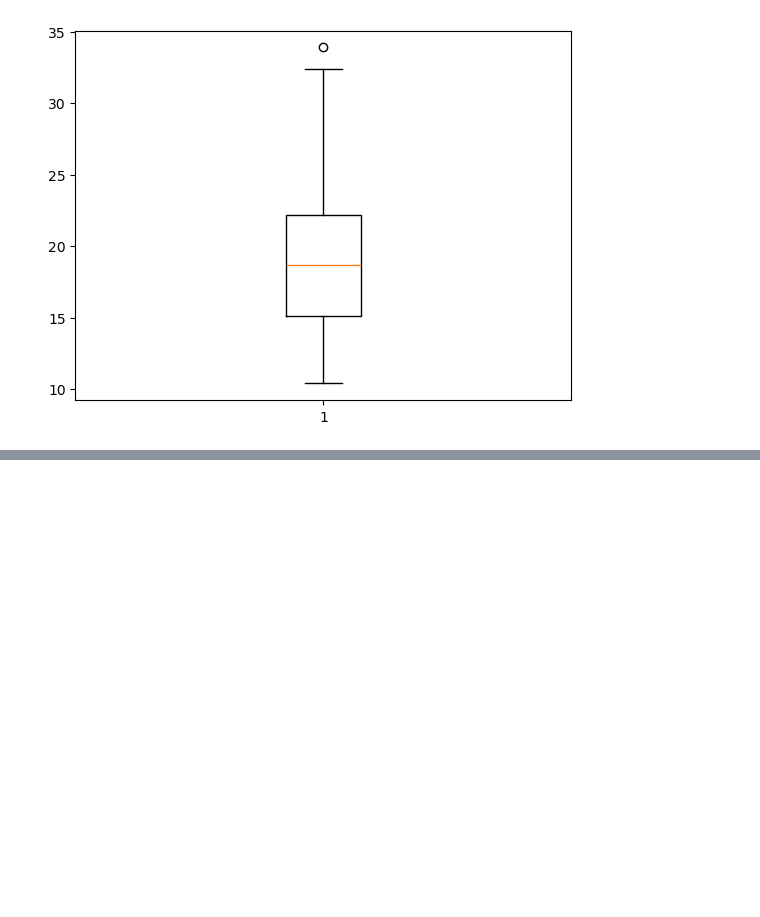
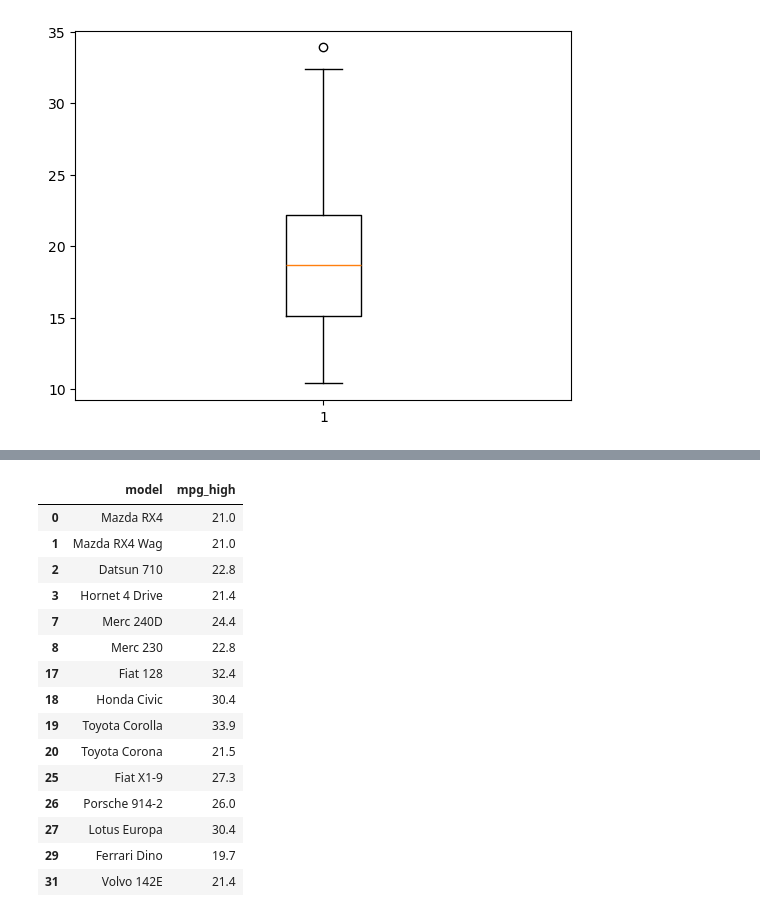
Before and after one commit to chirag-khandekar/cars-data-analysis, a Jupyter notebook: EDA-MT-Cars.ipynb, the cells around one changed output, grey strips where cells are left out. Saved outputs shown, nothing was run; the diff lists cells and outputs as text; code cells hidden in the pictures; blank space fills up the shorter version.

```diff
--- a/EDA-MT-Cars.ipynb
+++ b/EDA-MT-Cars.ipynb
@@ -215,0 +276,21 @@ plt.show()
+# %%
+# Find cars whose highway mileage is greater than average highway mileage
+avg_mil_high = np.mean(cars['mpg_high'])
+cars[cars['mpg_high']>avg_mil_high][['model','mpg_high']]
+# %% [output]
+|  | model | mpg_high |
+| 0 | Mazda RX4 | 21.0 |
+| 1 | Mazda RX4 Wag | 21.0 |
+| 2 | Datsun 710 | 22.8 |
+| 3 | Hornet 4 Drive | 21.4 |
+| 7 | Merc 240D | 24.4 |
+| 8 | Merc 230 | 22.8 |
+| 17 | Fiat 128 | 32.4 |
+| 18 | Honda Civic | 30.4 |
+| 19 | Toyota Corolla | 33.9 |
+| 20 | Toyota Corona | 21.5 |
+| 25 | Fiat X1-9 | 27.3 |
+| 26 | Porsche 914-2 | 26.0 |
+| 27 | Lotus Europa | 30.4 |
+| 29 | Ferrari Dino | 19.7 |
+| 31 | Volvo 142E | 21.4 |
```
Also changed, not shown: parts of 6 cells of this notebook.
